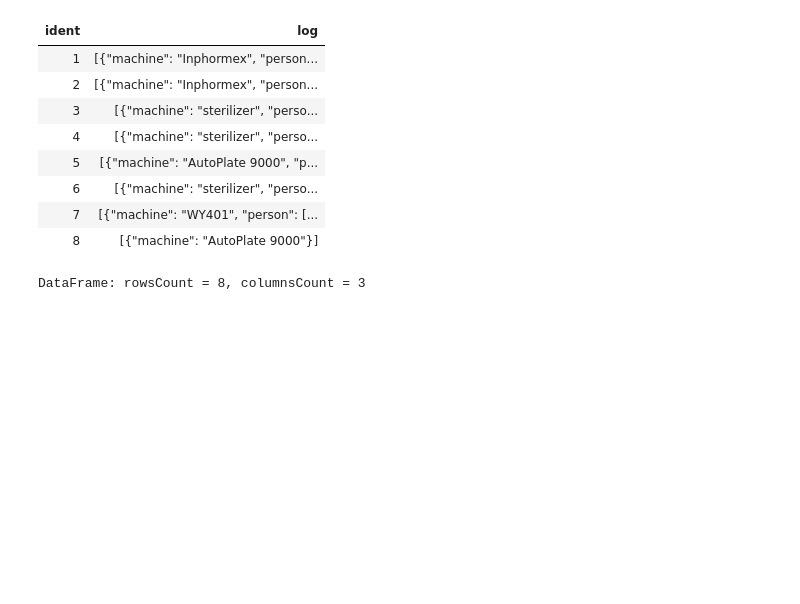
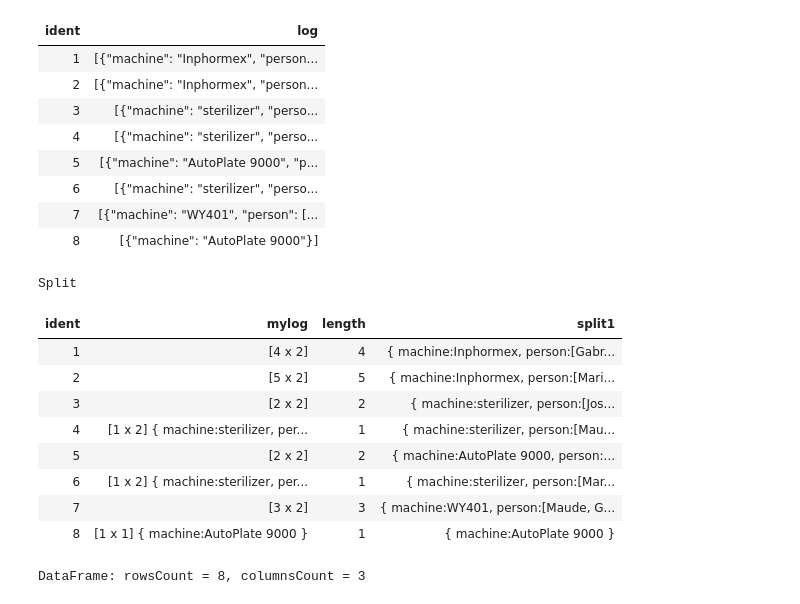
Before and after one commit to 2x2xplz/Dataframe100Examples, a Jupyter notebook: Dataframe100Examples.ipynb, the cells around one changed output. Drawn from its saved outputs; the diff is of its cells as text; code cells hidden in the pictures; blank space fills up the shorter version.

```diff
--- a/Dataframe100Examples.ipynb
+++ b/Dataframe100Examples.ipynb
@@ -2185,4 +2221,26 @@ DataFrame: rowsCount = 8, columnsCount = 2
 | 6 | [{"machine": "sterilizer", "perso... |
 | 7 | [{"machine": "WY401", "person": [... |
 | 8 | [{"machine": "AutoPlate 9000"}] |
+# %%
+// `parse` is simplest, but you have less control over the output, and likely need some column variables
+
+val mylog by frameColumn()
+val firstObj by frameColumn()
+
+dfUsage
+    .parse { log named "mylog" }
+    .add("length") { mylog().count() }
+    .add(firstObj) { mylog().take(1) }
+    .split(firstObj)
+# %% [output]
+Split
+| ident | mylog | length | split1 |
+| 1 | [4 x 2] | 4 | { machine:Inphormex, person:[Gabr... |
+| 2 | [5 x 2] | 5 | { machine:Inphormex, person:[Mari... |
+| 3 | [2 x 2] | 2 | { machine:sterilizer, person:[Jos... |
+| 4 | [1 x 2] { machine:sterilizer, per... | 1 | { machine:sterilizer, person:[Mau... |
+| 5 | [2 x 2] | 2 | { machine:AutoPlate 9000, person:... |
+| 6 | [1 x 2] { machine:sterilizer, per... | 1 | { machine:sterilizer, person:[Mar... |
+| 7 | [3 x 2] | 3 | { machine:WY401, person:[Maude, G... |
+| 8 | [1 x 1] { machine:AutoPlate 9000 } | 1 | { machine:AutoPlate 9000 } |
 # %%
```
Also changed, not shown: parts of 25 cells of this notebook, 1 other file.
